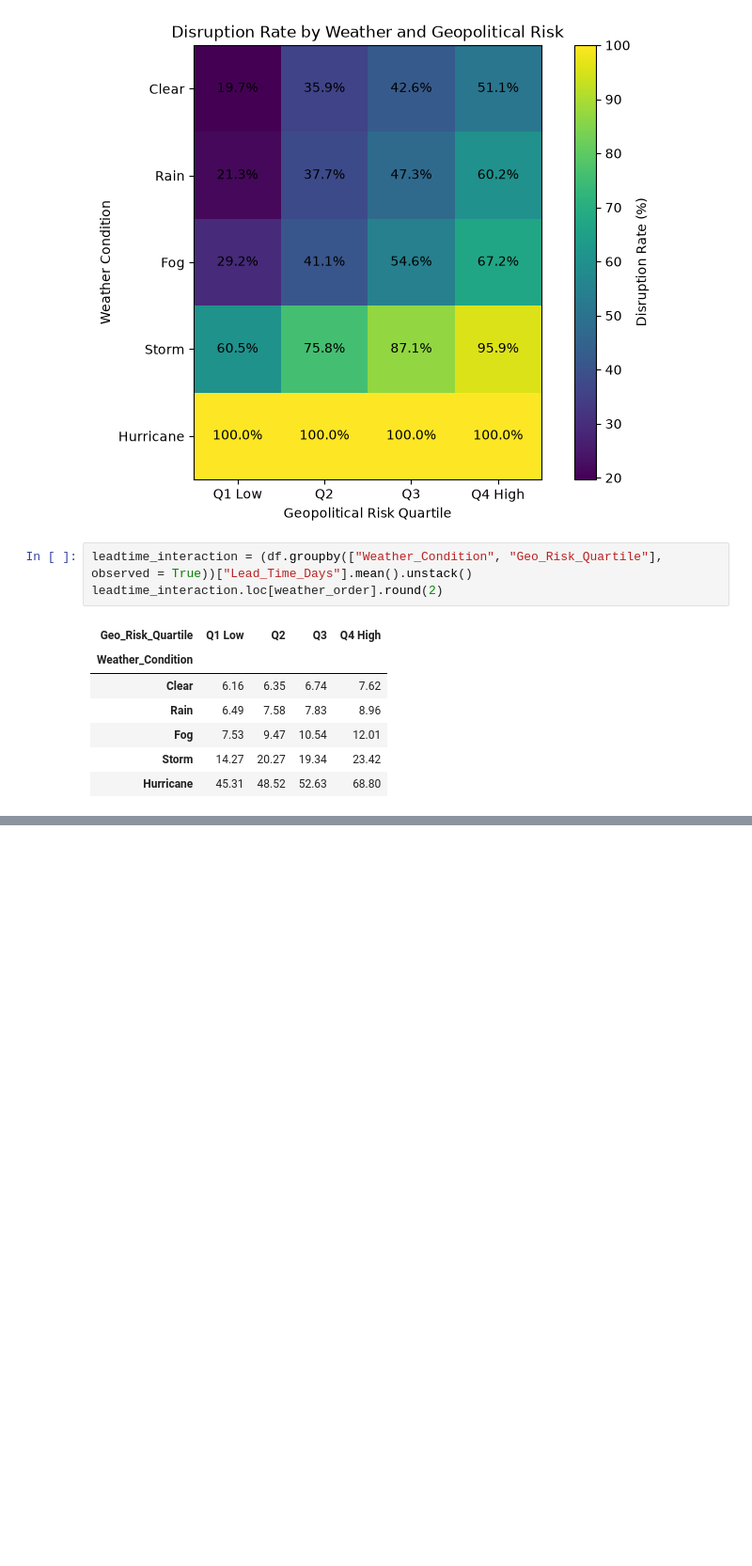
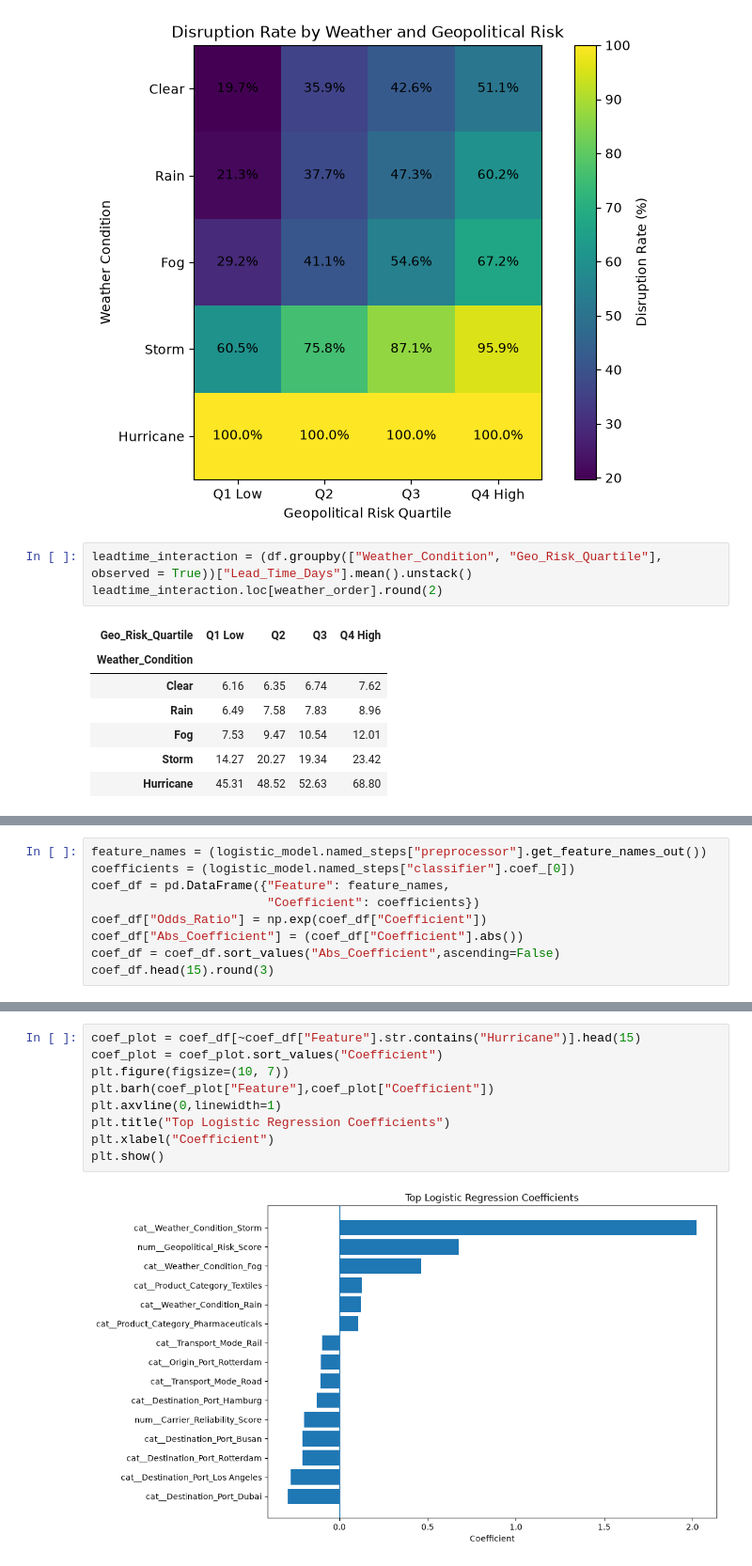
Before and after one commit to sharath1103/Global-Supply-Chain-Disruption, a Jupyter notebook: global_supply_chain_disruption.ipynb, the cells around one changed output, grey strips where cells are left out. Shown at 94% size. Saved outputs shown, nothing was run; the diff lists cells and outputs as text; blank space fills up the shorter version.

```diff
--- a/global_supply_chain_disruption.ipynb
+++ b/global_supply_chain_disruption.ipynb
@@ -1140,0 +1204,9 @@ leadtime_interaction.loc[weather_order].round(2)
+# %%
+feature_names = (logistic_model.named_steps["preprocessor"].get_feature_names_out())
+coefficients = (logistic_model.named_steps["classifier"].coef_[0])
+coef_df = pd.DataFrame({"Feature": feature_names,
+                        "Coefficient": coefficients})
+coef_df["Odds_Ratio"] = np.exp(coef_df["Coefficient"])
+coef_df["Abs_Coefficient"] = (coef_df["Coefficient"].abs())
+coef_df = coef_df.sort_values("Abs_Coefficient",ascending=False)
+coef_df.head(15).round(3)
@@ -1140,0 +1230,11 @@ leadtime_interaction.loc[weather_order].round(2)
+# %%
+coef_plot = coef_df[~coef_df["Feature"].str.contains("Hurricane")].head(15)
+coef_plot = coef_plot.sort_values("Coefficient")
+plt.figure(figsize=(10, 7))
+plt.barh(coef_plot["Feature"],coef_plot["Coefficient"])
+plt.axvline(0,linewidth=1)
+plt.title("Top Logistic Regression Coefficients")
+plt.xlabel("Coefficient")
+plt.show()
+# %% [output]
+[figure, added]
```
Also changed, not shown: parts of 8 cells of this notebook.
